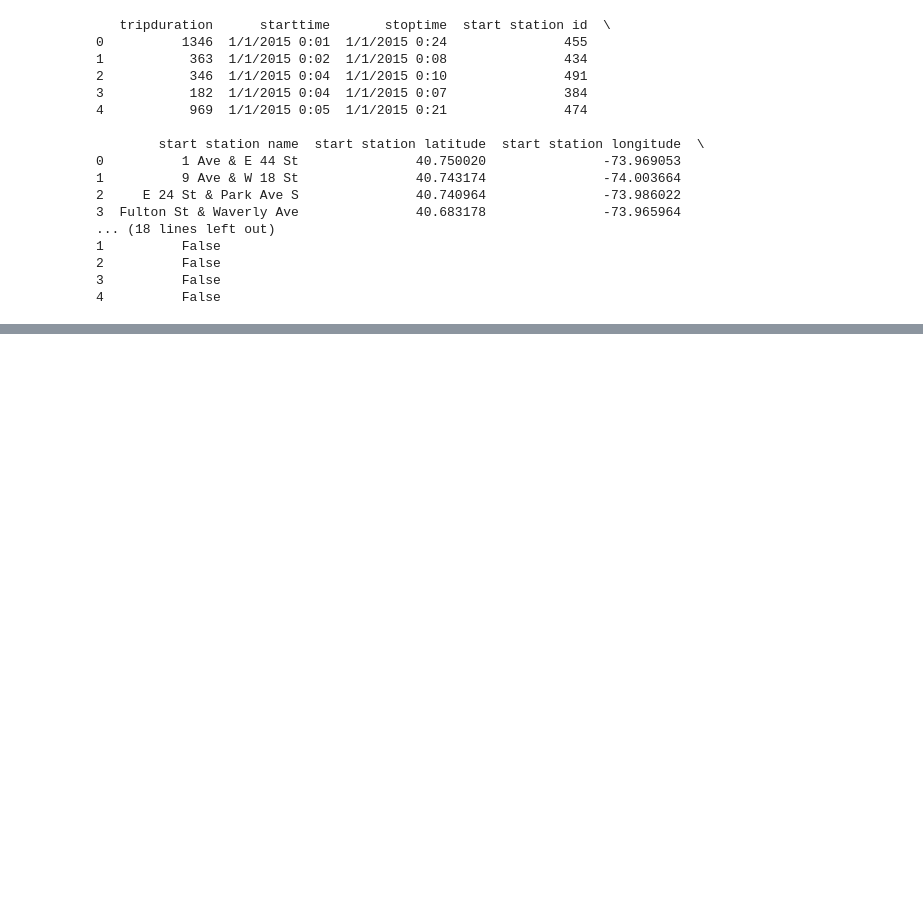
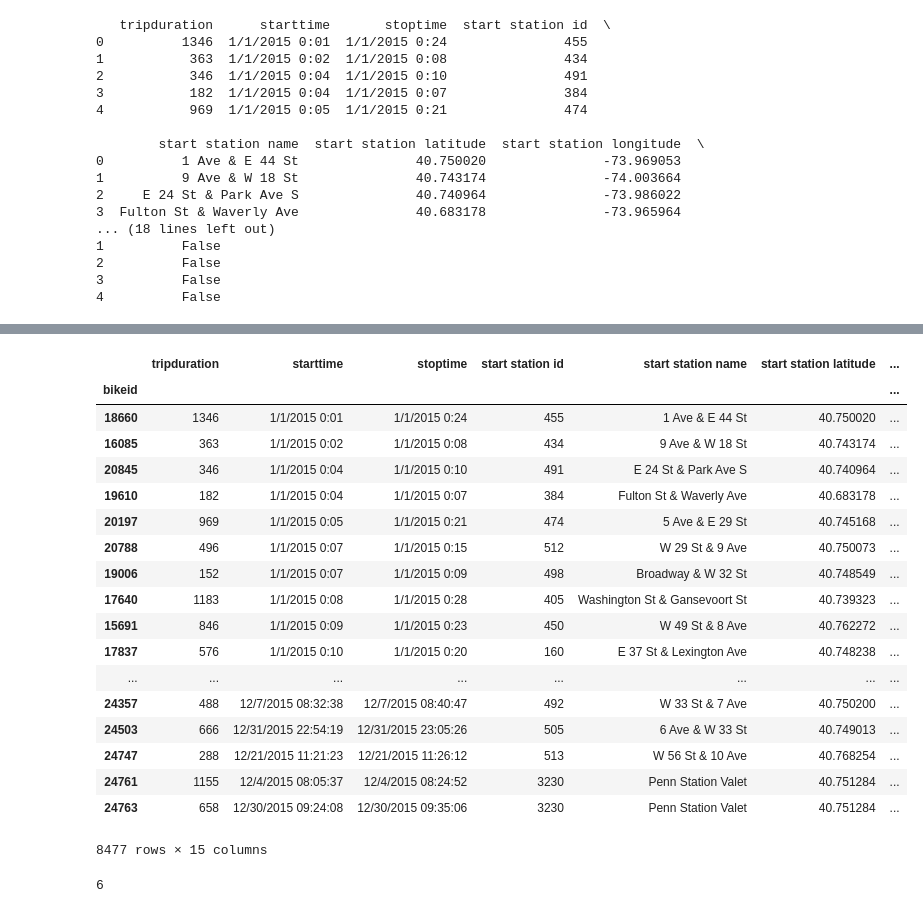
Before and after one commit to magratheazaphod/fictional-octo-spork, a Jupyter notebook: citibike_scratch.ipynb, the cells around one changed output, grey strips where cells are left out. Cells and saved outputs as stored; diff of their text form; code cells hidden in the pictures; blank space fills up the shorter version.

Commit message:
still figuring out groupby. maybe starting to get there

```diff
--- a/citibike_scratch.ipynb
+++ b/citibike_scratch.ipynb
@@ -169,0 +274,22 @@ end_stations = df['end station id'].groupby(df['bikeid'])
+# %%
+bikes_alt.first()
+# %% [output]
+|  | tripduration | starttime | stoptime | start station id | start station name | start station latitude | ... |
+| bikeid |  |  |  |  |  |  | ... |
+| 18660 | 1346 | 1/1/2015 0:01 | 1/1/2015 0:24 | 455 | 1 Ave & E 44 St | 40.750020 | ... |
+| 16085 | 363 | 1/1/2015 0:02 | 1/1/2015 0:08 | 434 | 9 Ave & W 18 St | 40.743174 | ... |
+| 20845 | 346 | 1/1/2015 0:04 | 1/1/2015 0:10 | 491 | E 24 St & Park Ave S | 40.740964 | ... |
+| 19610 | 182 | 1/1/2015 0:04 | 1/1/2015 0:07 | 384 | Fulton St & Waverly Ave | 40.683178 | ... |
+| 20197 | 969 | 1/1/2015 0:05 | 1/1/2015 0:21 | 474 | 5 Ave & E 29 St | 40.745168 | ... |
+| 20788 | 496 | 1/1/2015 0:07 | 1/1/2015 0:15 | 512 | W 29 St & 9 Ave | 40.750073 | ... |
+| 19006 | 152 | 1/1/2015 0:07 | 1/1/2015 0:09 | 498 | Broadway & W 32 St | 40.748549 | ... |
+| 17640 | 1183 | 1/1/2015 0:08 | 1/1/2015 0:28 | 405 | Washington St & Gansevoort St | 40.739323 | ... |
+| 15691 | 846 | 1/1/2015 0:09 | 1/1/2015 0:23 | 450 | W 49 St & 8 Ave | 40.762272 | ... |
+| 17837 | 576 | 1/1/2015 0:10 | 1/1/2015 0:20 | 160 | E 37 St & Lexington Ave | 40.748238 | ... |
+| ... | ... | ... | ... | ... | ... | ... | ... |
+| 24357 | 488 | 12/7/2015 08:32:38 | 12/7/2015 08:40:47 | 492 | W 33 St & 7 Ave | 40.750200 | ... |
+| 24503 | 666 | 12/31/2015 22:54:19 | 12/31/2015 23:05:26 | 505 | 6 Ave & W 33 St | 40.749013 | ... |
+| 24747 | 288 | 12/21/2015 11:21:23 | 12/21/2015 11:26:12 | 513 | W 56 St & 10 Ave | 40.768254 | ... |
+| 24761 | 1155 | 12/4/2015 08:05:37 | 12/4/2015 08:24:52 | 3230 | Penn Station Valet | 40.751284 | ... |
+| 24763 | 658 | 12/30/2015 09:24:08 | 12/30/2015 09:35:06 | 3230 | Penn Station Valet | 40.751284 | ... |
+8477 rows × 15 columns
@@ -170 +299,5 @@ end_stations = df['end station id'].groupby(df['bikeid'])
+# %%
+count_unique([1, 2, 3, 4, 5, 5, 6, 6])
+# %% [output]
+6
 # %%
```
Also changed, not shown: parts of 13 cells of this notebook.
